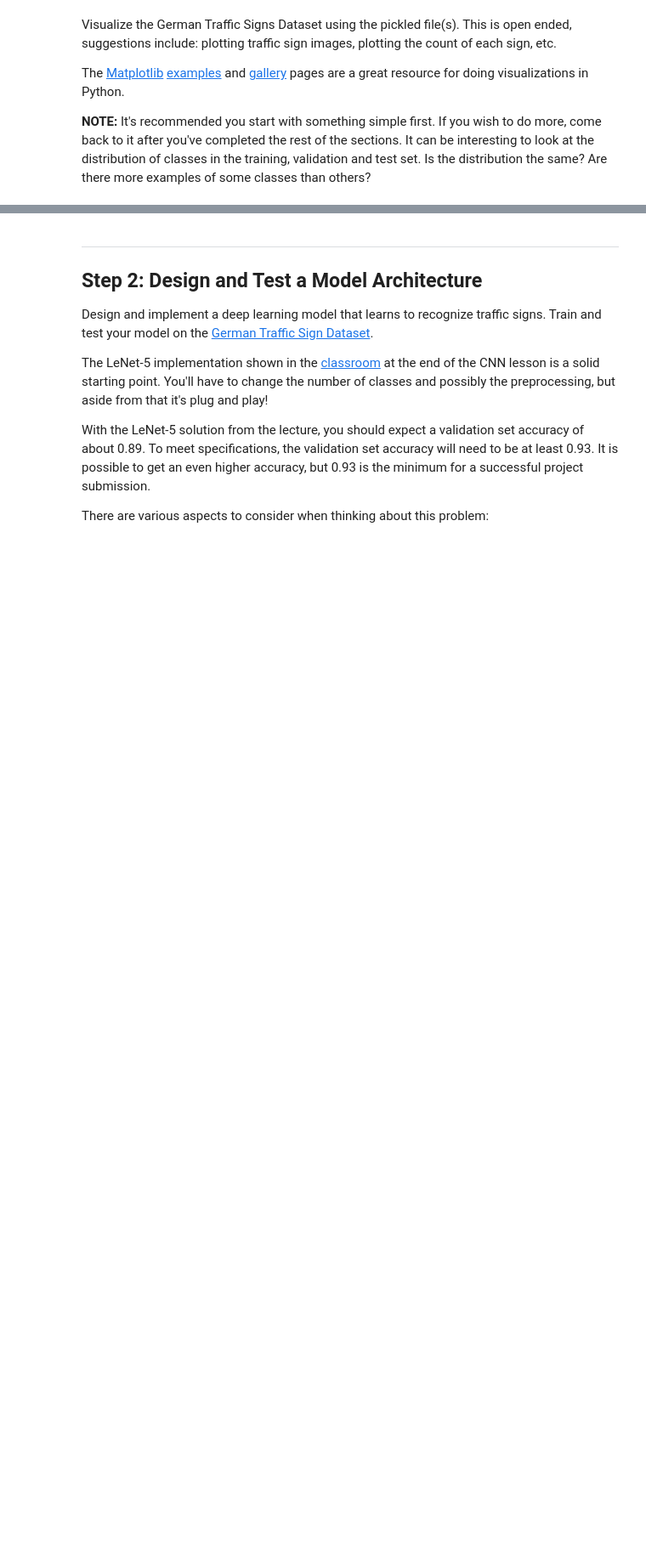
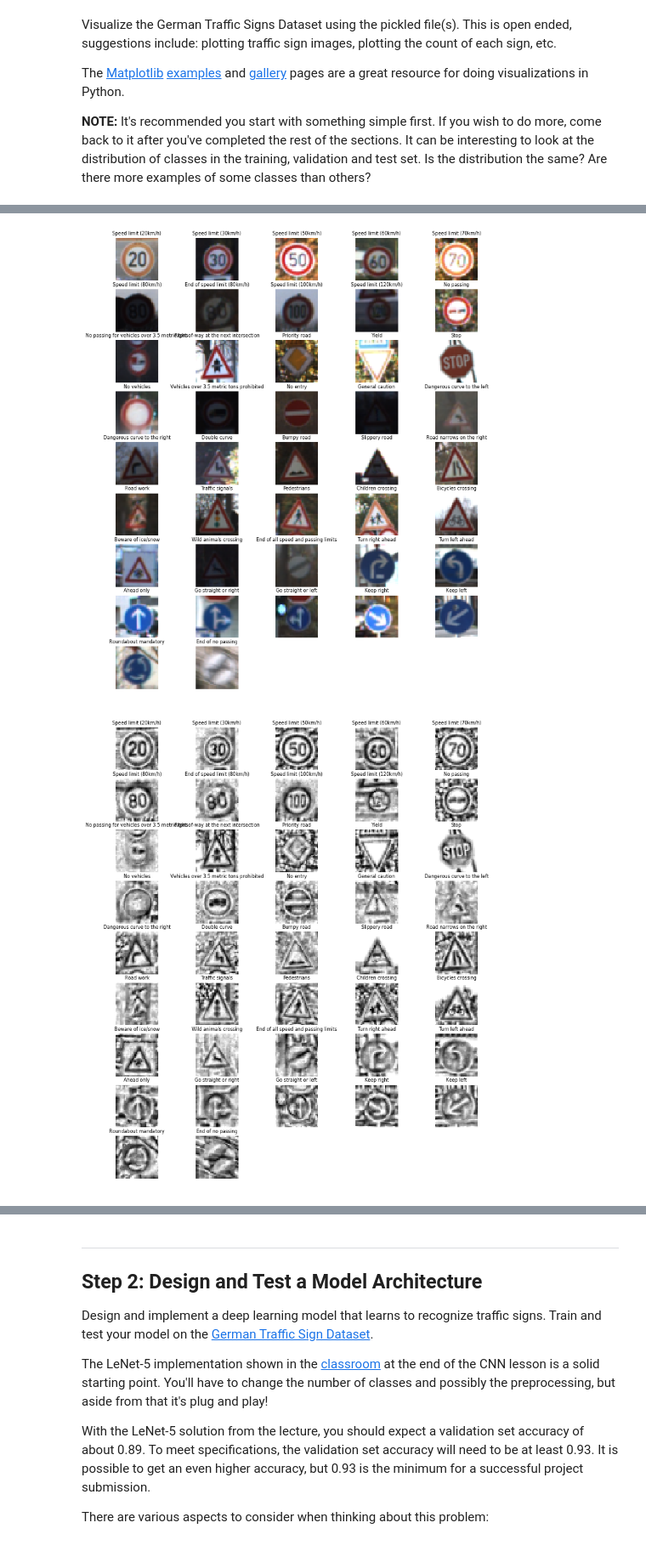
Before and after one commit to alexhagiopol/multiscale-CNN-classifier, a Jupyter notebook: Traffic_Sign_Classifier.ipynb, the cells around one changed output, grey strips where cells are left out. Shown at 85% size. Drawn from its saved outputs; the diff is of its cells as text; code cells hidden in the pictures; blank space fills up the shorter version.

```diff
--- a/Traffic_Sign_Classifier.ipynb
+++ b/Traffic_Sign_Classifier.ipynb
@@ -139,0 +94,40 @@ Pedestrians
+# %%
+sn = pd.read_csv('signnames.csv')
+signnames = list(sn.SignName)
+indices = []
+
+
+# plot random set of images
+plt.figure(figsize=(12,16))
+for sign_index in range(n_classes):
+    [image_index] = random.sample(list(np.where(y_train == sign_index)[0]),1)
+    helpers.show_image((10, 5, sign_index+1), signnames[sign_index], X_train[image_index])
+    indices += [[signnames[sign_index], image_index]]
+plt.show()
+plt.close()
+
+# grayscaling, normalization, and contrast limited adaptive histomgram equalization
+#X_train_gray = X_train[:, :, :, 0] / 3 + X_train[:, :, :, 1] / 3 + X_train[:, :, :, 2] / 3
+X_train_gray = X_train[:,:,:,0]
+for i in range(X_train.shape[0]):
+    X_train_gray[i, : , :] = cv2.cvtColor(X_train[i, :, :], cv2.COLOR_RGB2GRAY)
+X_train_clahe = X_train_gray
+
+
+clahe = cv2.createCLAHE(clipLimit=2.0, tileGridSize=(8,8))
+for i in range(X_train.shape[0]):
+    X_train_clahe[i, :, :] = clahe.apply(X_train_clahe[i, :, :])
+
+# re-display same set of images to see difference
+display_index = 0
+plt.figure(figsize=(12,16))
+for sign in indices:
+    sign_name = sign[0]
+    image_index = sign[1]
+    display_index += 1
+    helpers.show_image((10, 5, display_index), sign_name, X_train_clahe[image_index])
+plt.show()
+plt.close()
+# %% [output]
+[figure, added]
+[figure, added]
```
Also changed, not shown: parts of 5 cells of this notebook, 2 other files.
